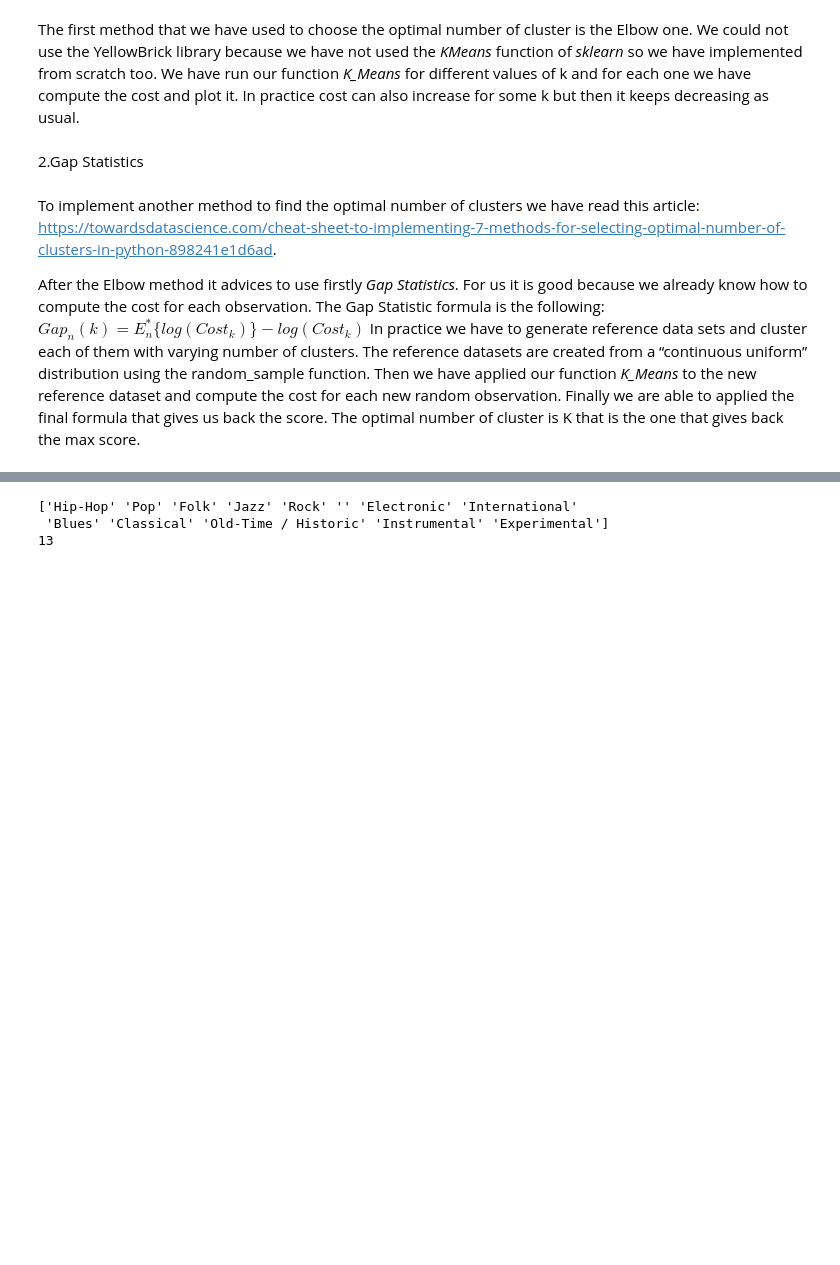
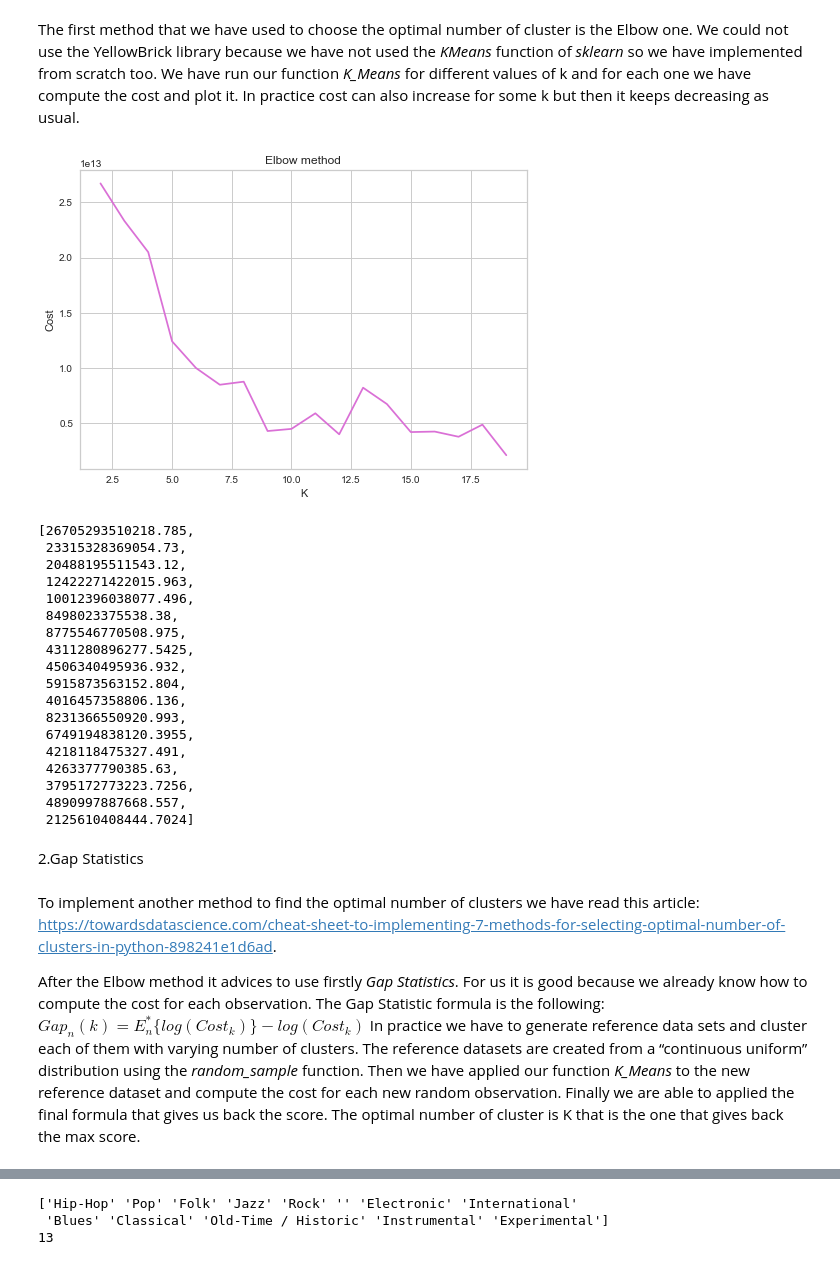
Before and after one commit to michele1783/ADM-HW4, a Jupyter notebook: Homeworkpca.ipynb, the cells around one changed output, grey strips where cells are left out. Drawn from its saved outputs; the diff is of its cells as text; code cells hidden in the pictures; blank space fills up the shorter version.

```diff
--- a/Homeworkpca.ipynb
+++ b/Homeworkpca.ipynb
@@ -165,9 +165,9 @@ def fill_nan(df):
 # %% [markdown]
 We upload, using *pandas*, three different csv dataset: *tracks.csv*, *features.csv* and *echonest.csv*.
 # %%
-tracks = pd.read_csv("tracks.csv")
-echonest = pd.read_csv("echonest.csv")
-features = pd.read_csv("features.csv")
+tracks = pd.read_csv("data/tracks.csv")
+echonest = pd.read_csv("data/echonest.csv")
+features = pd.read_csv("data/features.csv")
 # %% [markdown]
 We can get a look at these three different datasets. Let's start with *tracks*.
 # %%
@@ -565,7 +565,7 @@ def elbow(data, k):
     '''
     cost = []
 
-    for i in range(3,k): # The number of clusters analyzed goes from 2 to k
+    for i in range(2,k): # The number of clusters analyzed goes from 2 to k
         # Run the implemented algorithm
         euc_dis, dictionary = K_Means(i, data)
 
@@ -592,7 +592,27 @@ def elbow(data, k):
 # %% [markdown]
 The first method that we have used to choose the optimal number of cluster is the Elbow one. We could not use the YellowBrick library because we have not used the *KMeans* function of *sklearn* so we have implemented from scratch too. We have run our function *K_Means* for different values of k and for each one we have compute the cost and plot it. In practice cost can also increase for some k but then it keeps decreasing as usual.
 # %%
-elbow(df_cl, 5)
+elbow(df_cl, 20)
+# %% [output]
+[figure, added]
+[26705293510218.785,
+ 23315328369054.73,
+ 20488195511543.12,
+ 12422271422015.963,
+ 10012396038077.496,
+ 8498023375538.38,
+ 8775546770508.975,
+ 4311280896277.5425,
+ 4506340495936.932,
+ 5915873563152.804,
+ 4016457358806.136,
+ 8231366550920.993,
+ 6749194838120.3955,
+ 4218118475327.491,
+ 4263377790385.63,
+ 3795172773223.7256,
+ 4890997887668.557,
+ 2125610408444.7024]
 # %% [markdown]
 2.Gap Statistics
 # %% [markdown]
@@ -600,7 +620,7 @@ To implement another method to find the optimal number of clusters we have read
 
 After the Elbow method it advices to use firstly *Gap Statistics*. For us it is good because we already know how to compute the cost for each observation. The Gap Statistic formula is the following:
 $Gap_n(k)=E^*_n\{log(Cost_k)\}-log(Cost_k)$
-In practice we have to generate reference data sets and cluster each of them with varying number of clusters. The reference datasets are created from a “continuous uniform” distribution using the random_sample function.
+In practice we have to generate reference data sets and cluster each of them with varying number of clusters. The reference datasets are created from a “continuous uniform” distribution using the *random_sample* function.
 Then we have applied our function *K_Means* to the new reference dataset and compute the cost for each new random observation. Finally we are able to applied the final formula that gives us back the score.
 The optimal number of cluster is K that is the one that gives back the max score.
 # %%
```
Also changed, not shown: parts of 13 cells of this notebook.
